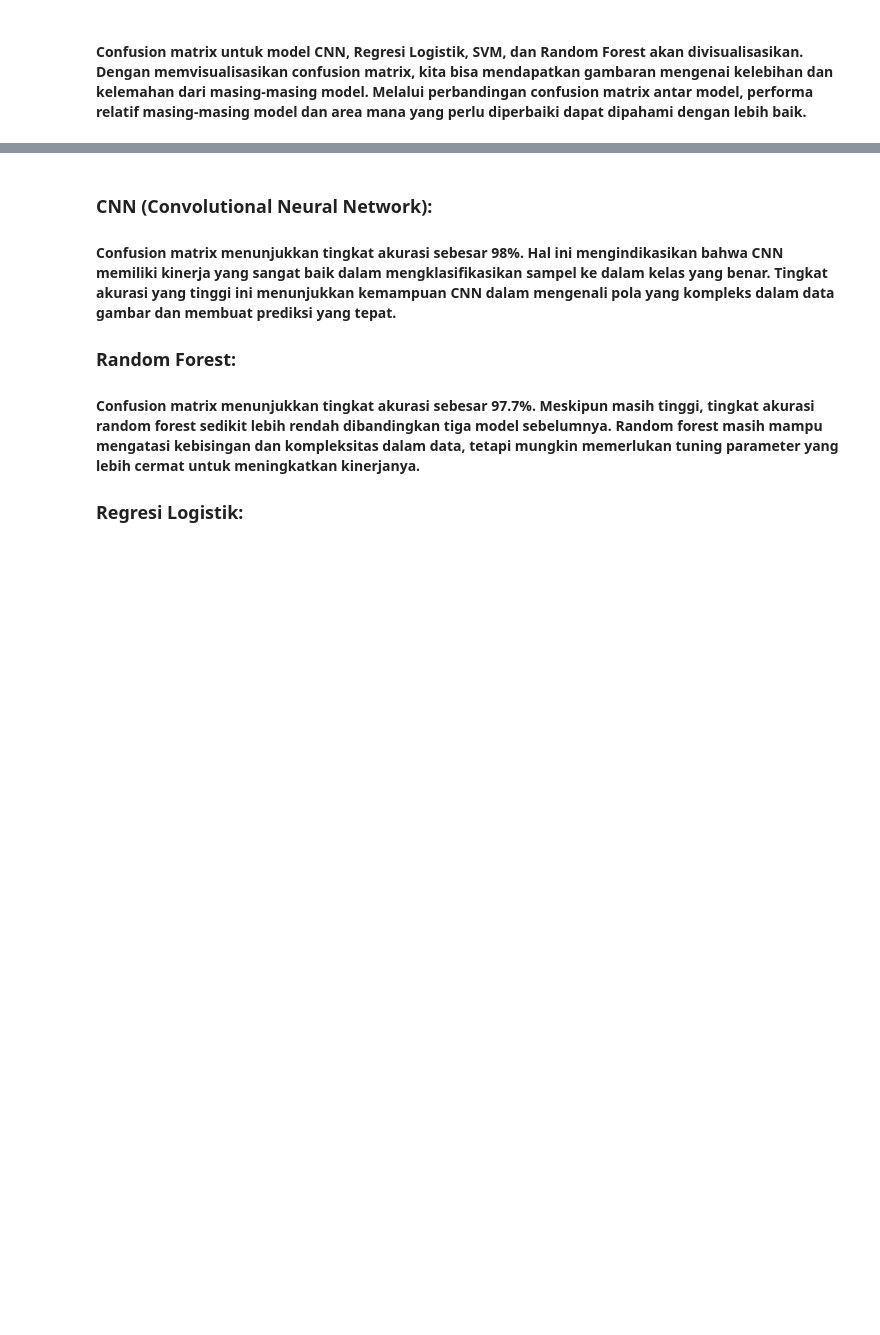
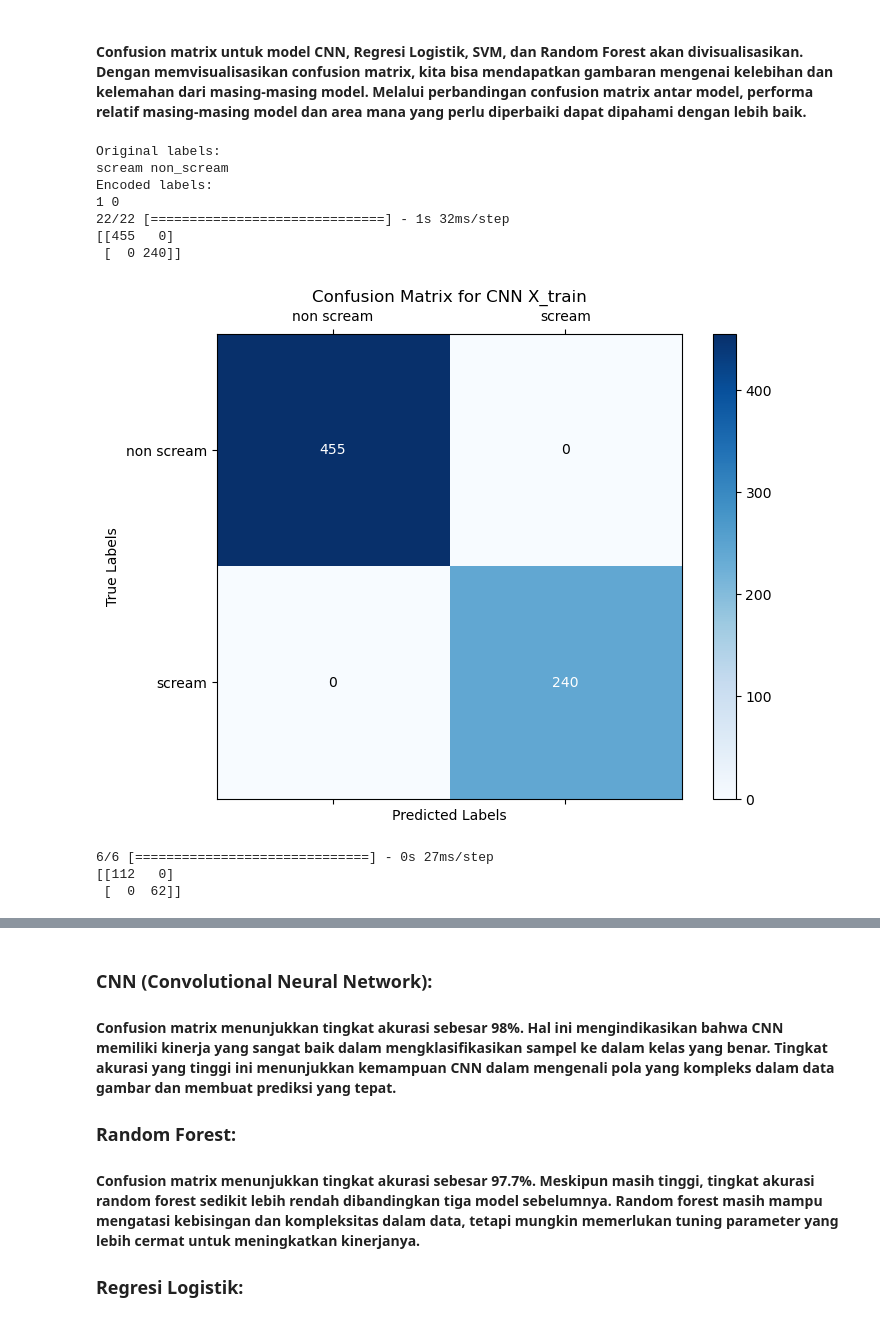
Before and after one commit to PetraWLeka/Machine-Learning, a Jupyter notebook: pengenal_teriak.ipynb, the cells around one changed output, grey strips where cells are left out. Drawn from its saved outputs; the diff is of its cells as text; code cells hidden in the pictures; blank space fills up the shorter version.

```diff
--- a/pengenal_teriak.ipynb
+++ b/pengenal_teriak.ipynb
@@ -874,6 +874,7 @@ weighted avg       0.98      0.98      0.98       174
 #### Confusion matrix untuk model CNN, Regresi Logistik, SVM, dan Random Forest akan divisualisasikan. Dengan memvisualisasikan confusion matrix, kita bisa mendapatkan gambaran mengenai kelebihan dan kelemahan dari masing-masing model. Melalui perbandingan confusion matrix antar model, performa relatif masing-masing model dan area mana yang perlu diperbaiki dapat dipahami dengan lebih baik.
 # %%
 # Generate confusion matrix for CNN X_train
+
 from keras.models import load_model
 from sklearn.metrics import confusion_matrix
 import matplotlib.pyplot as plt
@@ -881,6 +882,35 @@ import numpy as np
 
 # Load the CNN model
 model_cnn = load_model('cnn_model.h5')
+# Load data and labels from CSV files
+#bisa dibuat jadi pipeline
+
+data = np.load('mel_data.npy')
+labels = np.loadtxt('labels.csv', dtype=str)
+# Split data into training and testing sets
+X_train, X_test, y_train, y_test = train_test_split(data, labels, test_size=0.2, random_state=42)
+# Load data and labels from CSV files
+from sklearn.preprocessing import LabelEncoder
+
+# Print original labels before encoding
+print("Original labels:")
+print(labels[0], labels[-1])
+
+# Convert labels to integers using LabelEncoder
+label_encoder = LabelEncoder()
+labels_encoded = label_encoder.fit_transform(labels)
+
+# Print encoded labels
+print("Encoded labels:")
+print(labels_encoded[0], labels_encoded[-1])
+
+# Split data into training and testing sets
+X_train, X_test, y_train_encoded, y_test_encoded = train_test_split(data, labels_encoded, test_size=0.2, random_state=42)
+
+# Convert integer labels to one-hot encoding
+num_classes = len(classes)
+y_train = to_categorical(y_train_encoded, num_classes=num_classes)
+y_test = to_categorical(y_test_encoded, num_classes=num_classes)
 
 # Predict labels for X_train using the CNN model
 y_train_pred = model_cnn.predict(X_train)
@@ -933,30 +963,42 @@ y_test_classes = np.argmax(y_test, axis=1)
 # Compute the confusion matrix
 confusion_mx_test = confusion_matrix(y_test_classes, y_test_pred_classes)
 print(confusion_mx_test)
 
 # Plot the confusion matrix as a heatmap
 plt.figure(figsize=(8, 6))
 plt.matshow(confusion_mx_test, cmap=plt.cm.Blues, fignum=1)
 
 # Add color bar
 plt.colorbar()
 
 # Customize tick labels
 tick_labels = ["non scream", "scream"]
 plt.xticks(ticks=[0, 1], labels=tick_labels)
 plt.yticks(ticks=[0, 1], labels=tick_labels)
 
 # Add labels
 plt.xlabel('Predicted Labels')
 plt.ylabel('True Labels')
 plt.title('Confusion Matrix for CNN X_test')
 
 # Add text annotations inside the heatmap
 for i in range(confusion_mx_test.shape[0]):
     for j in range(confusion_mx_test.shape[1]):
         plt.text(j, i, format(confusion_mx_test[i, j], 'd'),
                  ha="center", va="center",
                  color="white" if confusion_mx_test[i, j] > confusion_mx_test.max()/2. else "black")
 
 # Show plot
 plt.show()
+# %% [output]
+Original labels:
+scream non_scream
+Encoded labels:
+1 0
+22/22 [==============================] - 1s 32ms/step
+[[455   0]
+ [  0 240]]
+[figure, added]
+6/6 [==============================] - 0s 27ms/step
+[[112   0]
+ [  0  62]]
```
Also changed, not shown: parts of 9 cells of this notebook, 1 other file.
